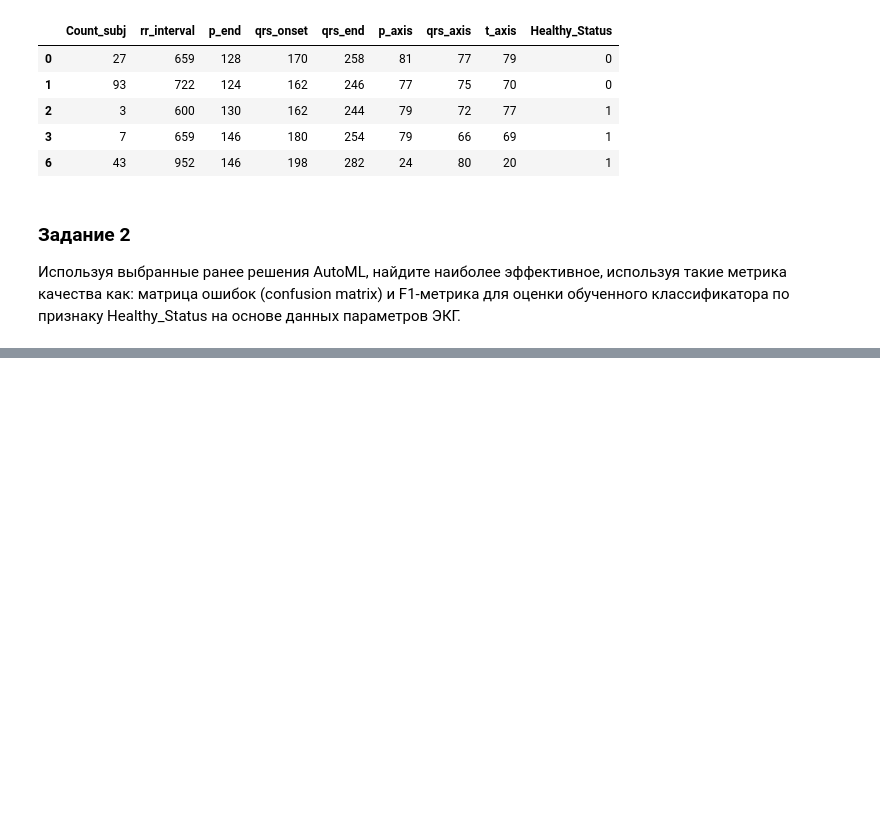
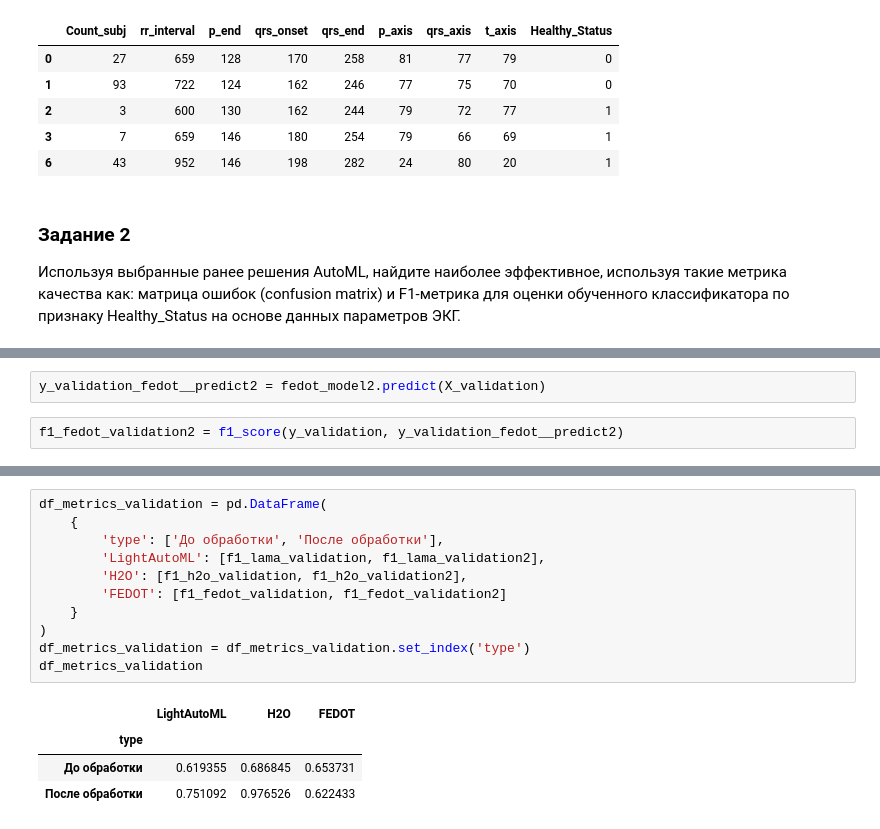
Before and after one commit to ShagMichail/Industrial-Analytics-Platforms, a Jupyter notebook: Task/Task_3.ipynb, the cells around one changed output, grey strips where cells are left out. Cells and saved outputs as stored; diff of their text form; blank space fills up the shorter version.

```diff
--- a/Task/Task_3.ipynb
+++ b/Task/Task_3.ipynb
@@ -558,0 +613,4 @@ Precision:  0.67
+# %%
+y_validation_fedot__predict2 = fedot_model2.predict(X_validation)
+# %%
+f1_fedot_validation2 = f1_score(y_validation, y_validation_fedot__predict2)
@@ -558,0 +660,16 @@ Precision:  0.67
+# %%
+df_metrics_validation = pd.DataFrame(
+    {
+        'type': ['До обработки', 'После обработки'],
+        'LightAutoML': [f1_lama_validation, f1_lama_validation2],
+        'H2O': [f1_h2o_validation, f1_h2o_validation2],
+        'FEDOT': [f1_fedot_validation, f1_fedot_validation2]
+    }
+)
+df_metrics_validation = df_metrics_validation.set_index('type')
+df_metrics_validation
+# %% [output]
+|  | LightAutoML | H2O | FEDOT |
+| type |  |  |  |
+| До обработки | 0.619355 | 0.686845 | 0.653731 |
+| После обработки | 0.751092 | 0.976526 | 0.622433 |
```
Also changed, not shown: parts of 104 cells of this notebook.
